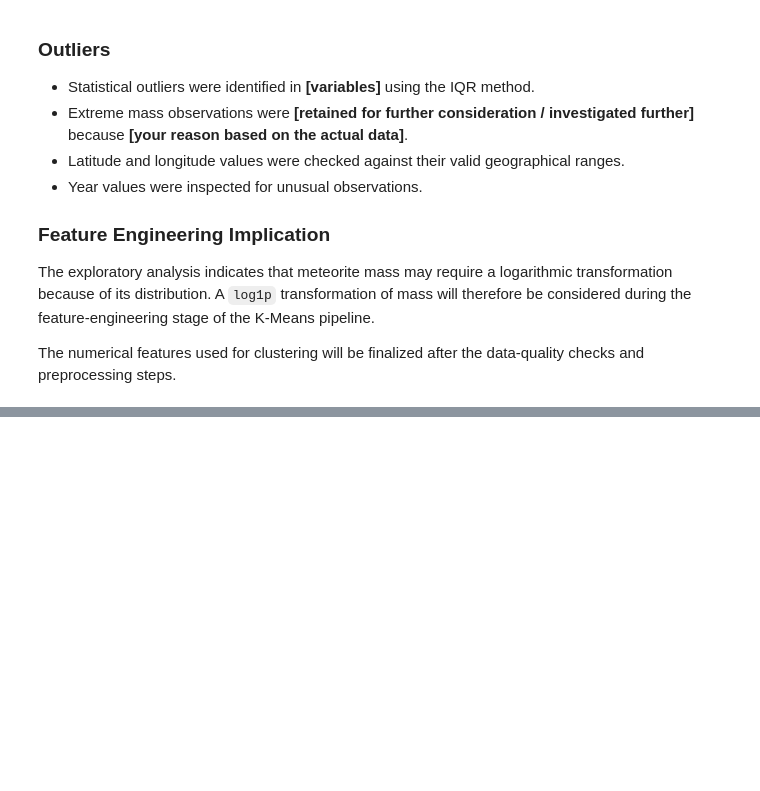
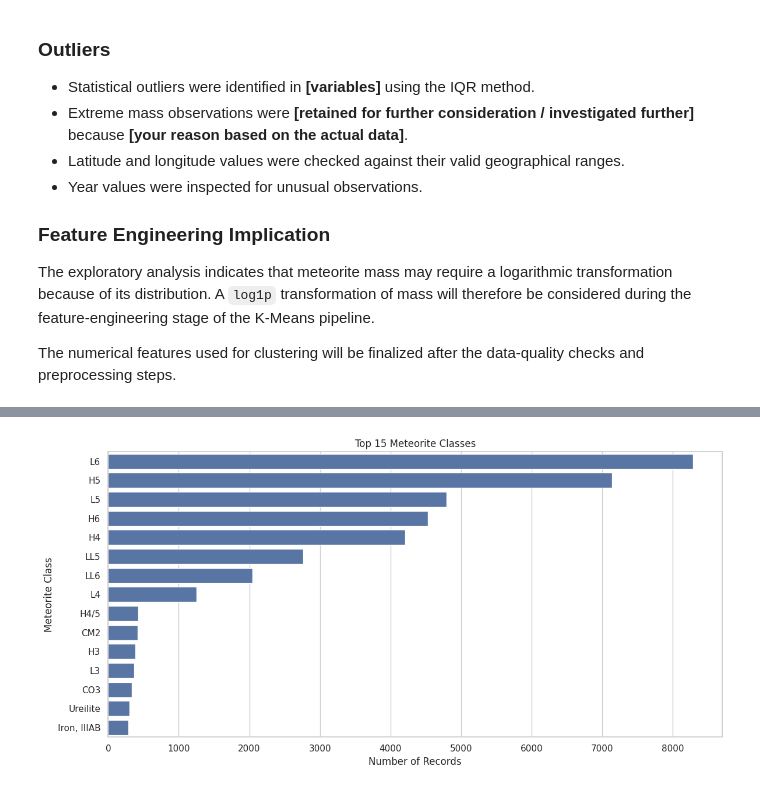
Before and after one commit to manaswiniyoshitha2006-netizen/ML-Evaluation, a Jupyter notebook: notebooks/clustering.ipynb, the cells around one changed output, grey strips where cells are left out. Saved outputs shown, nothing was run; the diff lists cells and outputs as text; code cells hidden in the pictures; blank space fills up the shorter version.

Commit message:
Added categorical distribution plots

```diff
--- a/notebooks/clustering.ipynb
+++ b/notebooks/clustering.ipynb
@@ -787,0 +826,13 @@ The numerical features used for clustering will be finalized after the data-qual
+# %%
+top_classes = df["recclass"].value_counts().head(15)
+
+plt.figure(figsize=(12, 6))
+sns.barplot(x=top_classes.values, y=top_classes.index)
+
+plt.title("Top 15 Meteorite Classes")
+plt.xlabel("Number of Records")
+plt.ylabel("Meteorite Class")
+plt.tight_layout()
+plt.show()
+# %% [output]
+[figure, added]
```
Also changed, not shown: parts of 6 cells of this notebook.
